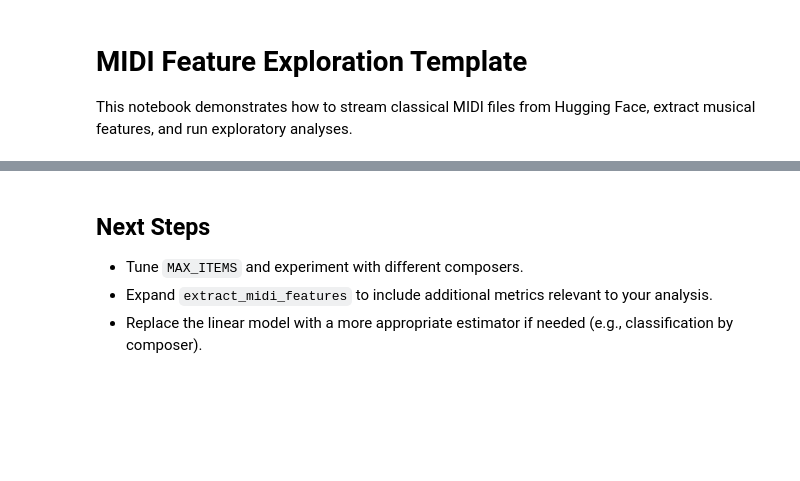
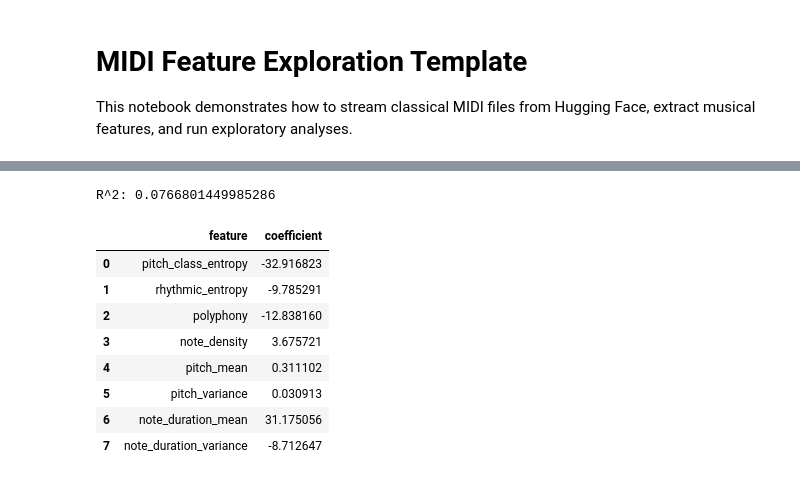
Before and after one commit to carpetxie/math50-final-project, a Jupyter notebook: notebooks/midi_analysis_template.ipynb, the cells around one changed output, grey strips where cells are left out. Cells and saved outputs as stored; diff of their text form; code cells hidden in the pictures; blank space fills up the shorter version.

```diff
--- a/notebooks/midi_analysis_template.ipynb
+++ b/notebooks/midi_analysis_template.ipynb
@@ -94,40 +246,42 @@ plt.show()
 # %%
-from sklearn.linear_model import LinearRegression
-from sklearn.model_selection import train_test_split
-from sklearn.metrics import r2_score
-
+# Linear regression on tempo using the same feature set
 FEATURE_COLUMNS = [
     "pitch_class_entropy",
     "rhythmic_entropy",
     "polyphony",
     "note_density",
     "pitch_mean",
     "pitch_variance",
     "note_duration_mean",
     "note_duration_variance",
 ]
 TARGET_COLUMN = "tempo_mean"
 
-X = df[FEATURE_COLUMNS].fillna(0)
-y = df[TARGET_COLUMN].fillna(0)
+X = df_top[FEATURE_COLUMNS].fillna(0)
+y = df_top[TARGET_COLUMN].fillna(0)
 
 X_train, X_test, y_train, y_test = train_test_split(
     X, y, test_size=0.2, random_state=42
 )
 
 model = LinearRegression().fit(X_train, y_train)
 y_pred = model.predict(X_test)
 
 print("R^2:", r2_score(y_test, y_pred))
 pd.DataFrame(
     {
         "feature": FEATURE_COLUMNS,
         "coefficient": model.coef_,
     }
 )
+# %% [output]
+R^2: 0.0766801449985286
+|  | feature | coefficient |
+| 0 | pitch_class_entropy | -32.916823 |
+| 1 | rhythmic_entropy | -9.785291 |
+| 2 | polyphony | -12.838160 |
+| 3 | note_density | 3.675721 |
+| 4 | pitch_mean | 0.311102 |
+| 5 | pitch_variance | 0.030913 |
+| 6 | note_duration_mean | 31.175056 |
+| 7 | note_duration_variance | -8.712647 |
-# %% [markdown]
-## Next Steps
-
-- Tune `MAX_ITEMS` and experiment with different composers.
-- Expand `extract_midi_features` to include additional metrics relevant to your analysis.
-- Replace the linear model with a more appropriate estimator if needed (e.g., classification by composer).
```
Also changed, not shown: parts of 20 cells of this notebook, 3 other files.
